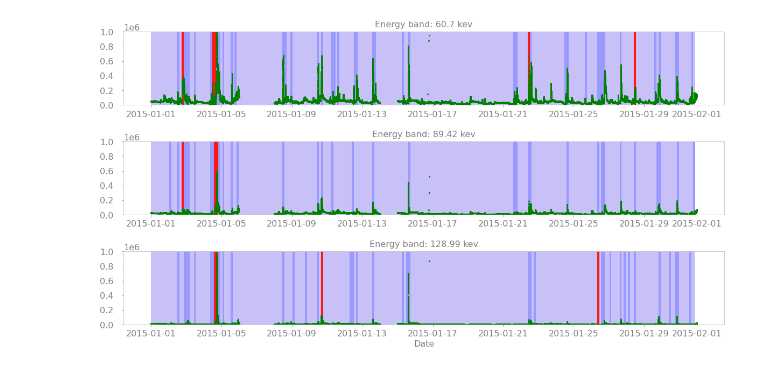
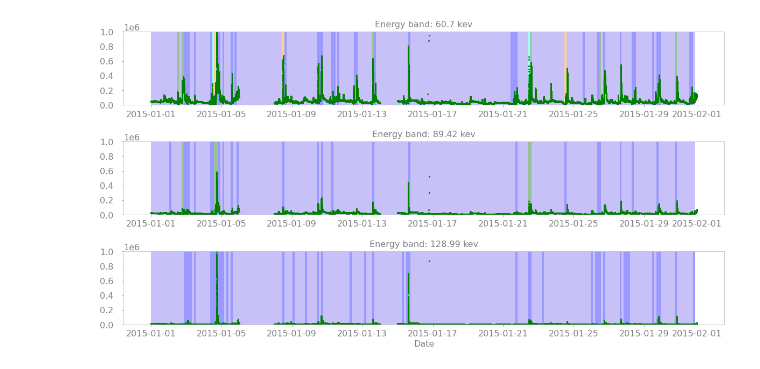
Before and after one commit to zeroknowledgediscovery/patternly, a Jupyter notebook: examples/Satellite_ts.ipynb, the cells around one changed output. Saved outputs shown, nothing was run; the diff lists cells and outputs as text; code cells hidden in the pictures.

Commit message:
add example with dynamically updating PFSA library

```diff
--- a/examples/Satellite_ts.ipynb
+++ b/examples/Satellite_ts.ipynb
@@ -1,7 +1,7 @@
 # %%
 import pandas as pd
 import numpy as np
-from patternly.detection import AnomalyDetection
+from patternly.detection import ContinuousStreamingDetection, StreamingDetection
 from sklearn.cluster import KMeans
 
-original = pd.read_csv("./data/01_2015_LANL-01A_SOPA_MPA.txt", low_memory=False).dropna(how="any", axis=0)
+original = pd.read_csv("./01_2015_LANL-01A_SOPA_MPA.txt",low_memory=False).dropna(how="any", axis=0)
@@ -7,0 +15,22 @@ original = pd.read_csv("./data/01_2015_LANL-01A_SOPA_MPA.txt", low_memory=False)
+# %%
+# split entire data for each channel into sequences and find PFSA's for specified n_clusters
+for i in range(start_col, end_col):
+    data = original.iloc[:,i+1].reset_index(drop=True).replace(-1e+31, np.nan).dropna(how="all", axis=0)
+
+    pipelines.append(
+        StreamingDetection(
+            window_size=window_size,
+            window_overlap=0,
+            anomaly_sensitivity=1,
+            n_clusters=n_clusters,
+            quantize_type="simple",
+            eps=0.05,
+            verbose=False,
+            reduce_clusters = False,
+        )
+    )
+    pipelines[i - start_col].fit(data)
+
+    predictions = pd.concat([predictions, pd.DataFrame(pipelines[i - start_col].predict())], axis=1)
+
+predictions.columns = range(predictions.shape[1])
@@ -56,42 +141,34 @@ for i in range(start_col, end_col):
     plt.ylim(top=1e6)
     plt.plot_date(data["ts"], data["val"].T.values.tolist(), markersize=2,color='green')
 
-    anoms = list(predictions[predictions[i] == True].index)
-    for index in anoms:
-        beg = data["ts"].iloc[index * window_size]
-        end = data["ts"].iloc[index * window_size + window_size]
-        plt.axvspan(beg, end, color='red', alpha=0.9, lw=0.1)
-
     # rank clusters for coloring
-    cluster_counts = [0 for j in range(n_clusters)]
-    for cluster in pipelines[i].closest_match:
+    cluster_counts = [0 for j in range(pipelines_1[i].n_clusters)]
+    for cluster in pipelines_1[i].closest_match:
         cluster_counts[cluster] += 1
     cluster_rank = np.flip(np.argsort(cluster_counts))
 
     for index in predictions.index:
-        if index in anoms:
-            continue
         beg = data["ts"].iloc[index * window_size]
         end = data["ts"].iloc[index * window_size + window_size]
         colors = ["#7766ee", "blue", "darkgreen", "darkorange", 'cyan']
-        plt.axvspan(beg, end, color=colors[cluster_rank[pipelines[i].closest_match[index]]], alpha=0.4, lw=0)
+        plt.axvspan(beg, end, color=colors[cluster_rank[pipelines_1[i].closest_match[index]]], alpha=0.4, lw=0)
 
 
     ax=plt.gca()
     plt.setp(ax.get_xticklabels(), fontsize=16,y=-.02)
     plt.setp(ax.get_yticklabels(), fontsize=16)
     ax.tick_params(axis='x', colors='.5')
     ax.tick_params(axis='y', colors='.5',pad=15)
     ax.yaxis.offsetText.set_fontsize(16)
     ax.spines['bottom'].set_color('.75')
     ax.spines['top'].set_color('.75')
     ax.spines['right'].set_color('.75')
     ax.spines['left'].set_color('.75')
     ax.set_title('Energy band: '+original.columns[i+1]+' kev',fontsize=16,y=1.02,color='.5')
     if i == end_col-1:
         ax.set_xlabel('Date',fontsize=16, color='.5')
 
 
 plt.savefig('anomaly_result1.png',dpi=300,bbox_inches='tight',transparent=True)
 # %% [output]
-[figure, old version]
+[figure, new version]
```
Also changed, not shown: parts of 7 cells of this notebook.
